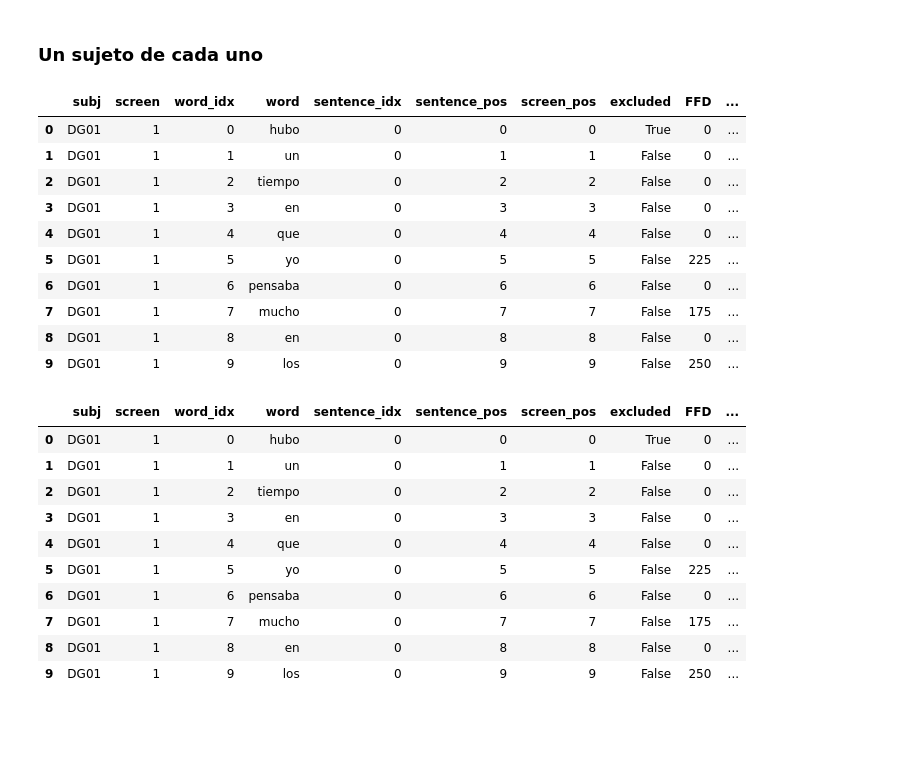
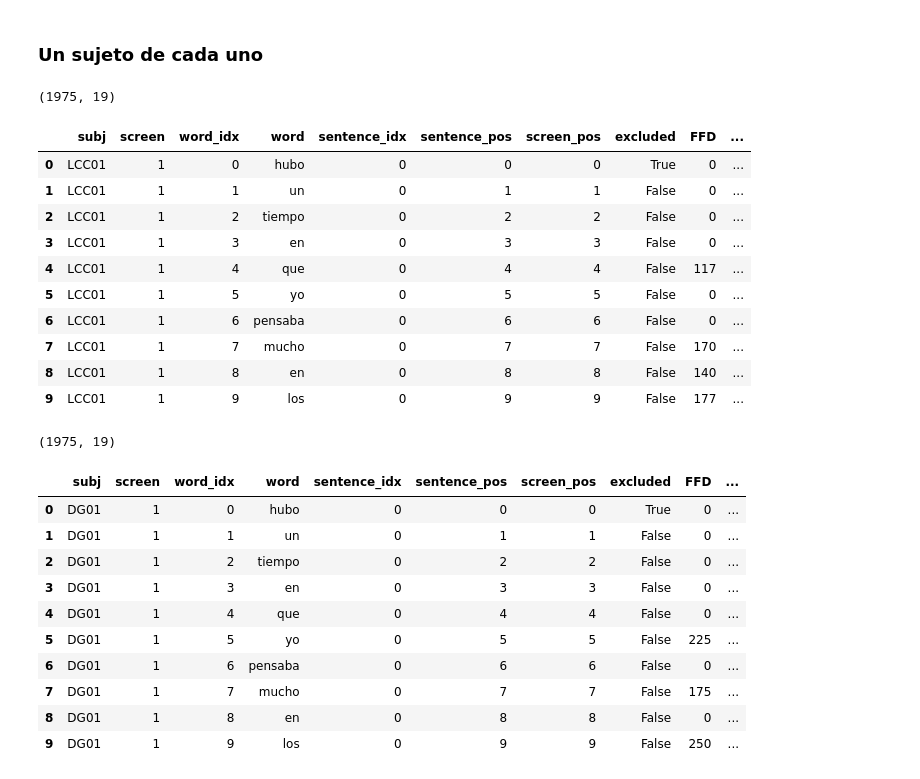
Before and after one commit to NeuroLIAA/reading-et, a Jupyter notebook: metricas/metricas.ipynb, the cells around one changed output. Drawn from its saved outputs; the diff is of its cells as text; code cells hidden in the pictures; blank space fills up the shorter version.

```diff
--- a/metricas/metricas.ipynb
+++ b/metricas/metricas.ipynb
@@ -35,24 +136,28 @@ def average_metrics_over_subjects(df):
 # %%
 # un sujeto original
-data_og = load_pkl("results_original/measures/Axolotl/DG01.pkl")
+data_og = load_pkl(f"results_og_all/measures/Axolotl/{sujeto1}.pkl")
+print(data_og.shape)
 data_og.head(10)
 # %% [output]
+(1975, 19)
 |  | subj | screen | word_idx | word | sentence_idx | sentence_pos | screen_pos | excluded | FFD | ... |
-| 0 | DG01 | 1 | 0 | hubo | 0 | 0 | 0 | True | 0 | ... |
-| 1 | DG01 | 1 | 1 | un | 0 | 1 | 1 | False | 0 | ... |
-| 2 | DG01 | 1 | 2 | tiempo | 0 | 2 | 2 | False | 0 | ... |
-| 3 | DG01 | 1 | 3 | en | 0 | 3 | 3 | False | 0 | ... |
-| 4 | DG01 | 1 | 4 | que | 0 | 4 | 4 | False | 0 | ... |
-| 5 | DG01 | 1 | 5 | yo | 0 | 5 | 5 | False | 225 | ... |
-| 6 | DG01 | 1 | 6 | pensaba | 0 | 6 | 6 | False | 0 | ... |
-| 7 | DG01 | 1 | 7 | mucho | 0 | 7 | 7 | False | 175 | ... |
-| 8 | DG01 | 1 | 8 | en | 0 | 8 | 8 | False | 0 | ... |
-| 9 | DG01 | 1 | 9 | los | 0 | 9 | 9 | False | 250 | ... |
+| 0 | LCC01 | 1 | 0 | hubo | 0 | 0 | 0 | True | 0 | ... |
+| 1 | LCC01 | 1 | 1 | un | 0 | 1 | 1 | False | 0 | ... |
+| 2 | LCC01 | 1 | 2 | tiempo | 0 | 2 | 2 | False | 0 | ... |
+| 3 | LCC01 | 1 | 3 | en | 0 | 3 | 3 | False | 0 | ... |
+| 4 | LCC01 | 1 | 4 | que | 0 | 4 | 4 | False | 117 | ... |
+| 5 | LCC01 | 1 | 5 | yo | 0 | 5 | 5 | False | 0 | ... |
+| 6 | LCC01 | 1 | 6 | pensaba | 0 | 6 | 6 | False | 0 | ... |
+| 7 | LCC01 | 1 | 7 | mucho | 0 | 7 | 7 | False | 170 | ... |
+| 8 | LCC01 | 1 | 8 | en | 0 | 8 | 8 | False | 140 | ... |
+| 9 | LCC01 | 1 | 9 | los | 0 | 9 | 9 | False | 177 | ... |
 # %%
 # un sujeto de ob1
-data_ob1 = load_pkl("results_ob1_normal_1/measures/Axolotl/DG01.pkl")
+data_ob1 = load_pkl(f"results_ob1_normal_1/measures/Axolotl/DG01.pkl")
+print(data_ob1.shape)
 data_ob1.head(10)
 # %% [output]
+(1975, 19)
 |  | subj | screen | word_idx | word | sentence_idx | sentence_pos | screen_pos | excluded | FFD | ... |
 | 0 | DG01 | 1 | 0 | hubo | 0 | 0 | 0 | True | 0 | ... |
 | 1 | DG01 | 1 | 1 | un | 0 | 1 | 1 | False | 0 | ... |
```
Also changed, not shown: parts of 27 cells of this notebook, 35 other files.
